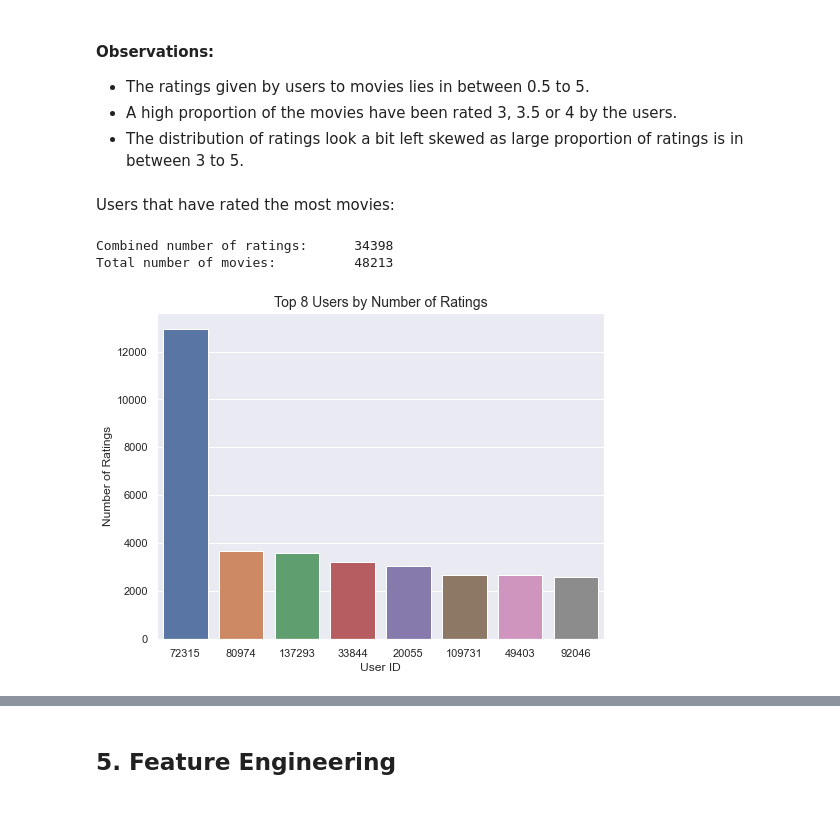
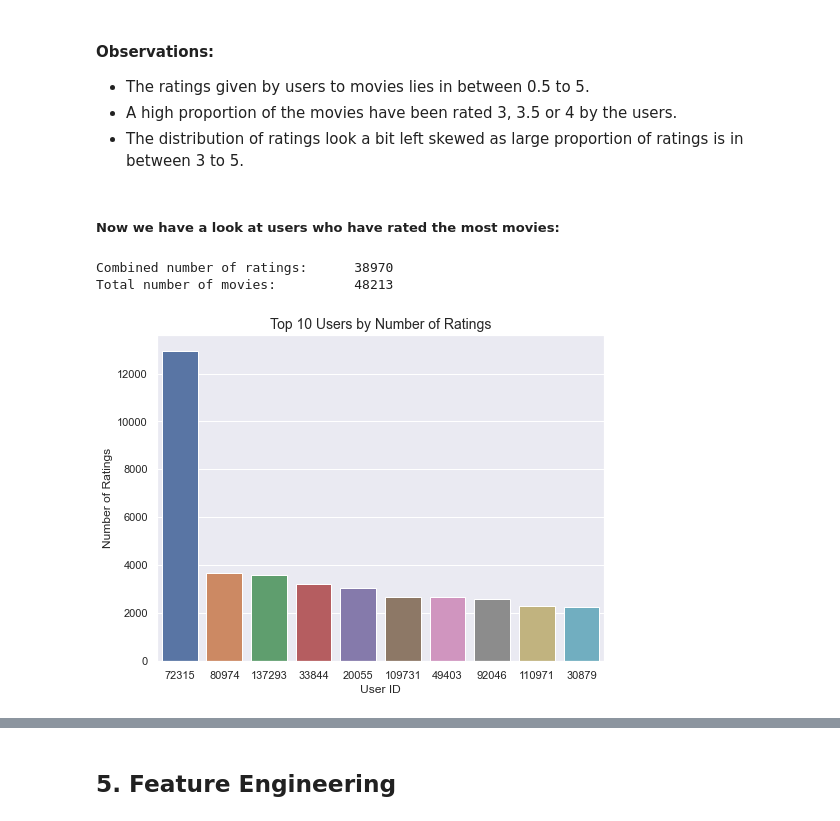
Before and after one commit to marth418/unsupervised-predict-streamlit-template, a Jupyter notebook: Team_6_Recommenderf.ipynb, the cells around one changed output, grey strips where cells are left out. Drawn from its saved outputs; the diff is of its cells as text; code cells hidden in the pictures.

```diff
--- a/Team_6_Recommenderf.ipynb
+++ b/Team_6_Recommenderf.ipynb
@@ -677,9 +612,12 @@ It is interesting that the ratings are left-skewed. It was expected that there w
 * A high proportion of the movies have been rated 3, 3.5 or 4 by the users.
 * The distribution of ratings look a bit left skewed as large proportion of ratings is in between 3 to 5.
 # %% [markdown]
-Users that have rated the most movies:
+##### Now we have a look at users who have rated the most movies:
 # %%
 def user_ratings_count(df_two, n):
+
+    '''''Function that takes in a dataframe and a number (n),
+its plots the n rated movies''''
 
     plt.figure(figsize=(8,6))
     data = df_two['userId'].value_counts().head(n)
@@ -693,8 +631,8 @@ def user_ratings_count(df_two, n):
          "\nTotal number of movies:\t\t", df_two['movieId'].nunique())
     plt.show()
 # %%
-user_ratings_count(train_df,8)
+user_ratings_count(train_df,10)
 # %% [output]
-Combined number of ratings:      34398
+Combined number of ratings:      38970
 Total number of movies:          48213
-[figure, old version]
+[figure, new version]
```
Also changed, not shown: parts of 164 cells of this notebook.
